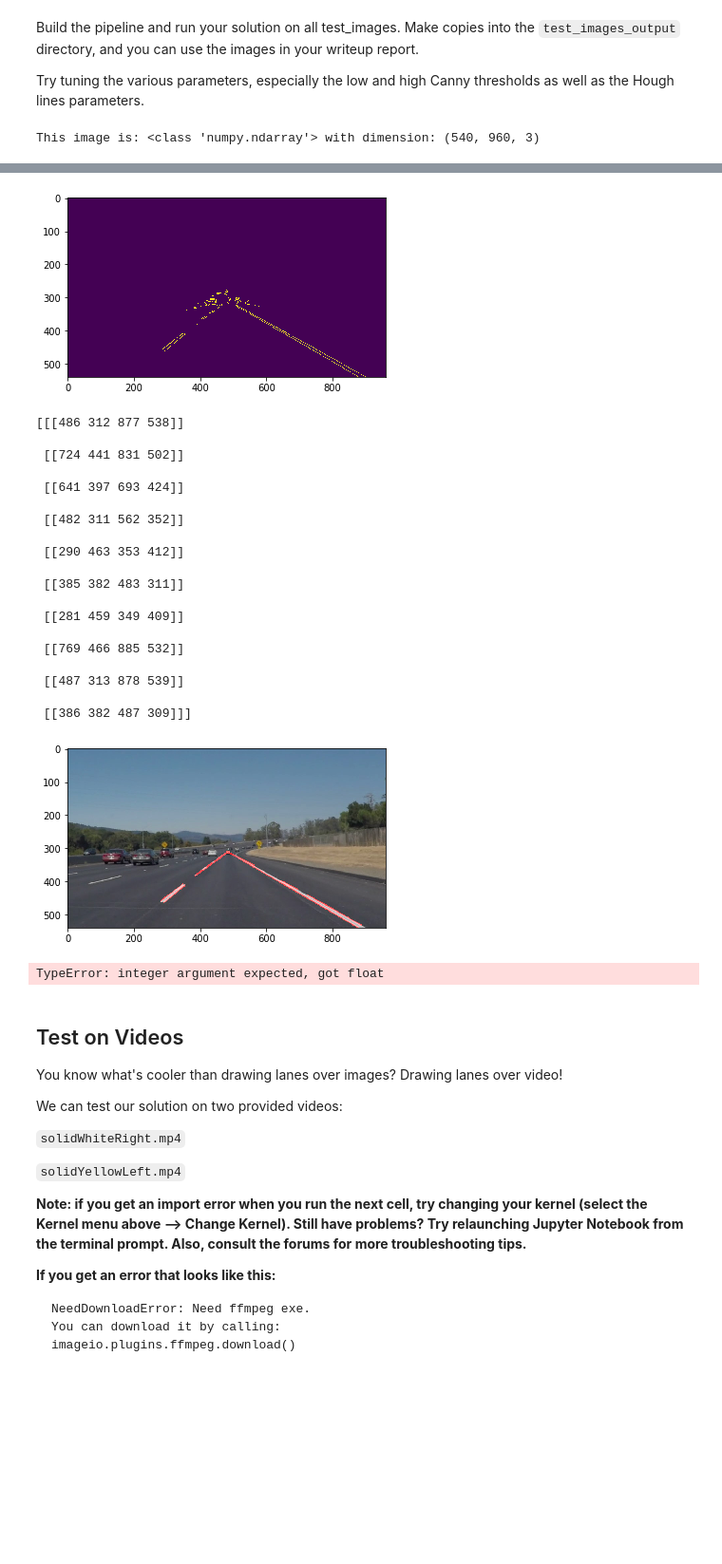
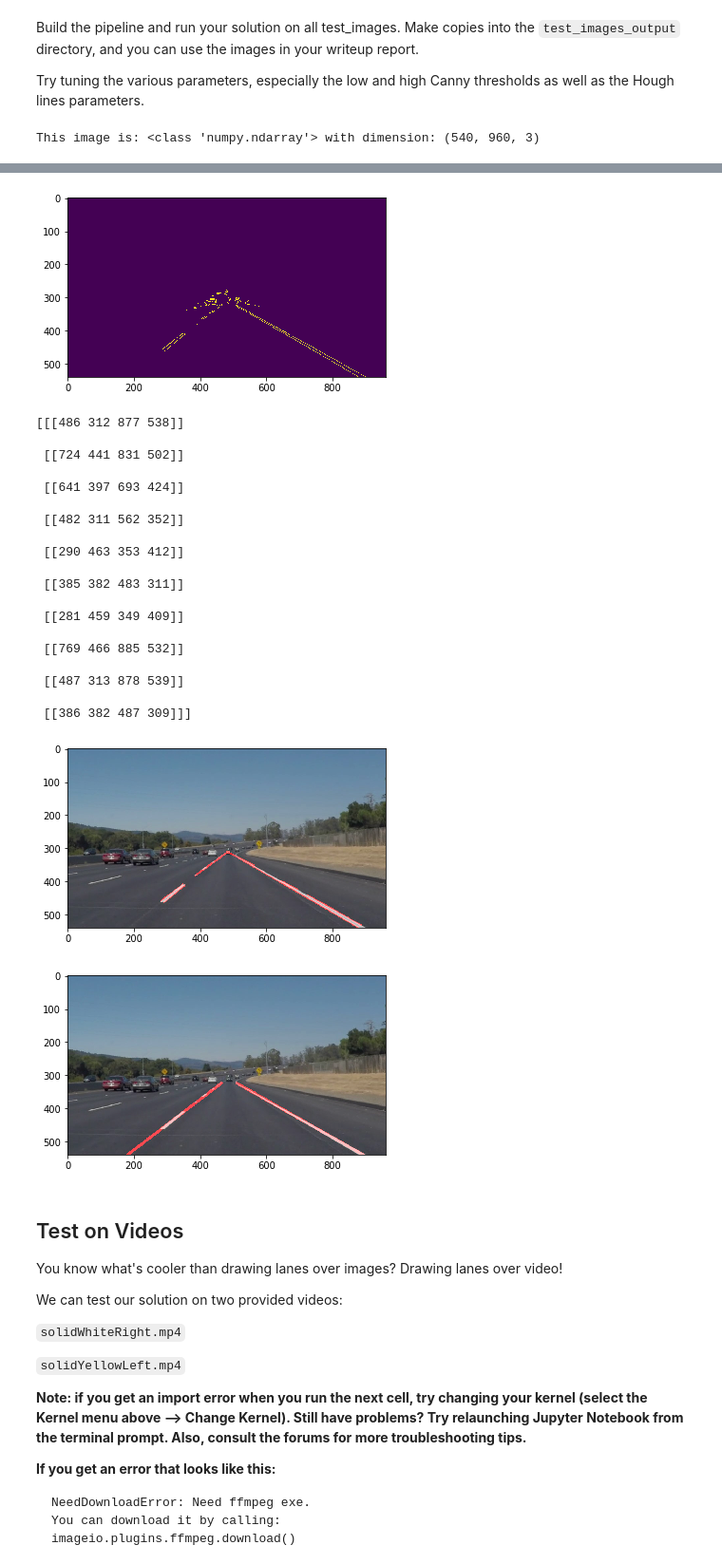
Before and after one commit to vrajp29/Self-Driving-Car-Engineer, a Jupyter notebook: CarND-LaneLines-P1-master/Self-Driving Car project_Finding Lane Lines on the Road.ipynb, the cells around one changed output, grey strips where cells are left out. Shown at 95% size. Drawn from its saved outputs; the diff is of its cells as text; code cells hidden in the pictures; blank space fills up the shorter version.

```diff
--- a/CarND-LaneLines-P1-master/Self-Driving Car project_Finding Lane Lines on the Road.ipynb
+++ b/CarND-LaneLines-P1-master/Self-Driving Car project_Finding Lane Lines on the Road.ipynb
@@ -339,31 +339,31 @@ right_line_x = []
 right_line_y = []
 for line in lines:
     for x1, y1, x2, y2 in line:
-        slope = (y2 - y1) / (x2 - x1) # <-- Calculating the slope.
-        if math.fabs(slope) < 0.5: # <-- Only consider extreme slope
+        slope = (y2 - y1) / (x2 - x1) # Slope
+        if math.fabs(slope) < 0.5: #Extreme slope
             continue
-        if slope <= 0: # <-- If the slope is negative, left group.
+        if slope <= 0: #If the slope is -ve, left group.
             left_line_x.extend([x1, x2])
             left_line_y.extend([y1, y2])
-        else: # <-- Otherwise, right group.
+        else: #Otherwise, right group.
             right_line_x.extend([x1, x2])
             right_line_y.extend([y1, y2])
-min_y = image.shape[0] * (3 / 5) # <-- Just below the horizon
-max_y = image.shape[0] # <-- The bottom of the image
+min_y = int(image.shape[0] * (3 / 5)) #below the horizon
+max_y = int(image.shape[0]) #The bottom of the image
 poly_left = np.poly1d(np.polyfit(
     left_line_y,
     left_line_x,
     deg=1
 ))
-left_x_start = (poly_left(max_y))
-left_x_end = (poly_left(min_y))
+left_x_start = int(poly_left(max_y))
+left_x_end = int(poly_left(min_y))
 poly_right = np.poly1d(np.polyfit(
     right_line_y,
     right_line_x,
     deg=1
 ))
-right_x_start = (poly_right(max_y))
-right_x_end = (poly_right(min_y))
+right_x_start = int(poly_right(max_y))
+right_x_end = int(poly_right(min_y))
 line_image = draw_lines(
     image,
     [[
@@ -381,34 +381,34 @@ plt.show()
 
 
 # then save them to the test_images_output directory.
 # %% [output]
 This image is: <class 'numpy.ndarray'> with dimension: (540, 960, 3)
 [figure]
 [figure]
 [figure]
 [figure]
 [figure]
 [[[486 312 877 538]]
 
  [[724 441 831 502]]
 
  [[641 397 693 424]]
 
  [[482 311 562 352]]
 
  [[290 463 353 412]]
 
  [[385 382 483 311]]
 
  [[281 459 349 409]]
 
  [[769 466 885 532]]
 
  [[487 313 878 539]]
 
  [[386 382 487 309]]]
 [figure]
-TypeError: integer argument expected, got float
+[figure, added]
 # %% [markdown]
 ## Test on Videos
 
```
Also changed, not shown: parts of 6 cells of this notebook.
